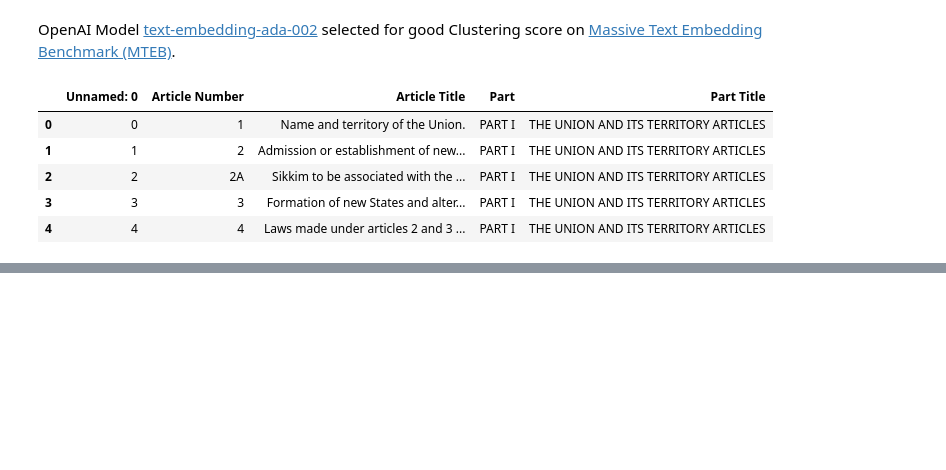
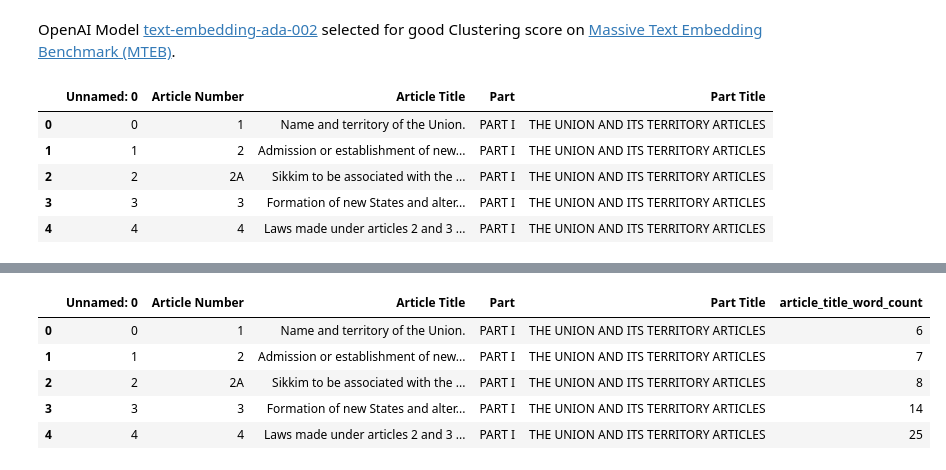
Before and after one commit to chinmayajoshi/Constitutional-Document-Analysis, a Jupyter notebook: Indian Constitution/embeddings_generation.ipynb, the cells around one changed output, grey strips where cells are left out. Drawn from its saved outputs; the diff is of its cells as text; code cells hidden in the pictures; blank space fills up the shorter version.

Commit message:
title embeddings

```diff
--- a/Indian Constitution/embeddings_generation.ipynb
+++ b/Indian Constitution/embeddings_generation.ipynb
@@ -26,0 +64,11 @@ articles_df.head()
+# %%
+articles_df = articles_df.assign(article_title_word_count = lambda x: x['Article Title'].astype(str).progress_apply(lambda x: len(x.split())))
+# %%
+articles_df.head()
+# %% [output]
+|  | Unnamed: 0 | Article Number | Article Title | Part | Part Title | article_title_word_count |
+| 0 | 0 | 1 | Name and territory of the Union. | PART I | THE UNION AND ITS TERRITORY ARTICLES | 6 |
+| 1 | 1 | 2 | Admission or establishment of new... | PART I | THE UNION AND ITS TERRITORY ARTICLES | 7 |
+| 2 | 2 | 2A | Sikkim to be associated with the ... | PART I | THE UNION AND ITS TERRITORY ARTICLES | 8 |
+| 3 | 3 | 3 | Formation of new States and alter... | PART I | THE UNION AND ITS TERRITORY ARTICLES | 14 |
+| 4 | 4 | 4 | Laws made under articles 2 and 3 ... | PART I | THE UNION AND ITS TERRITORY ARTICLES | 25 |
```
Also changed, not shown: parts of 7 cells of this notebook, 1 other file.
